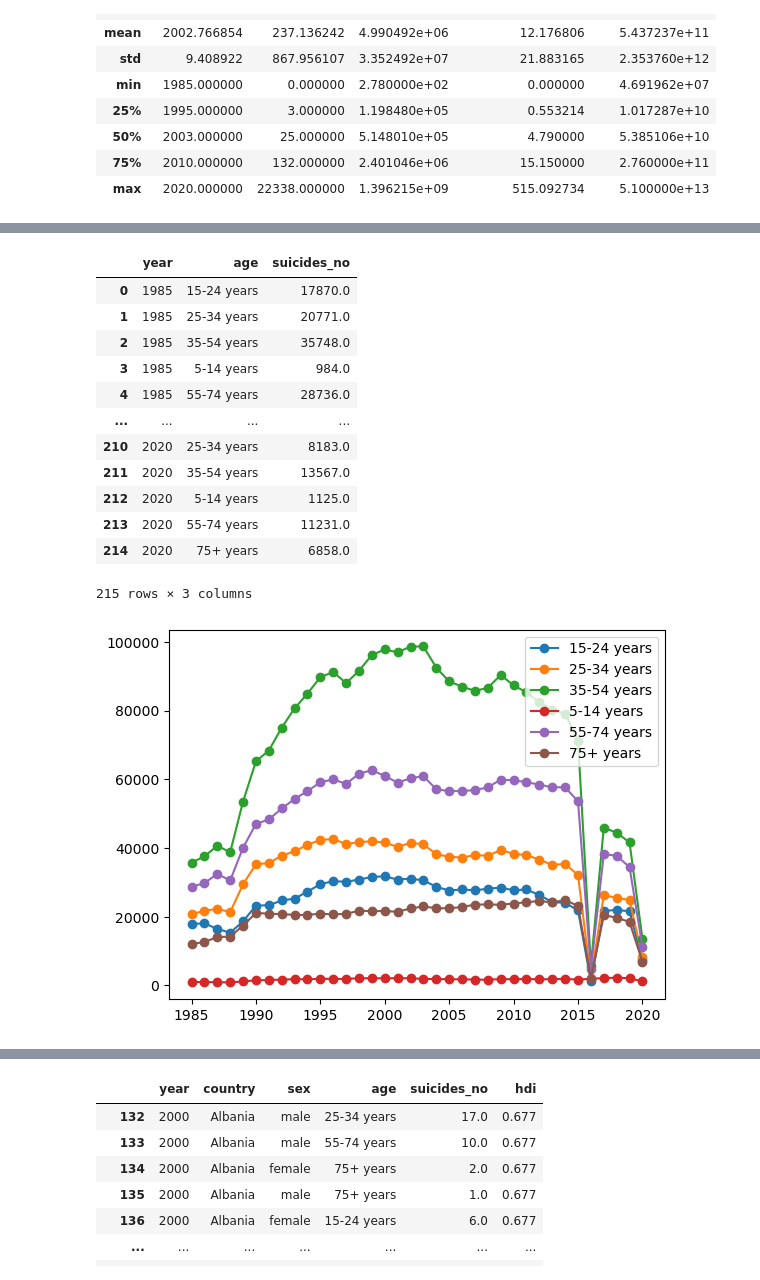
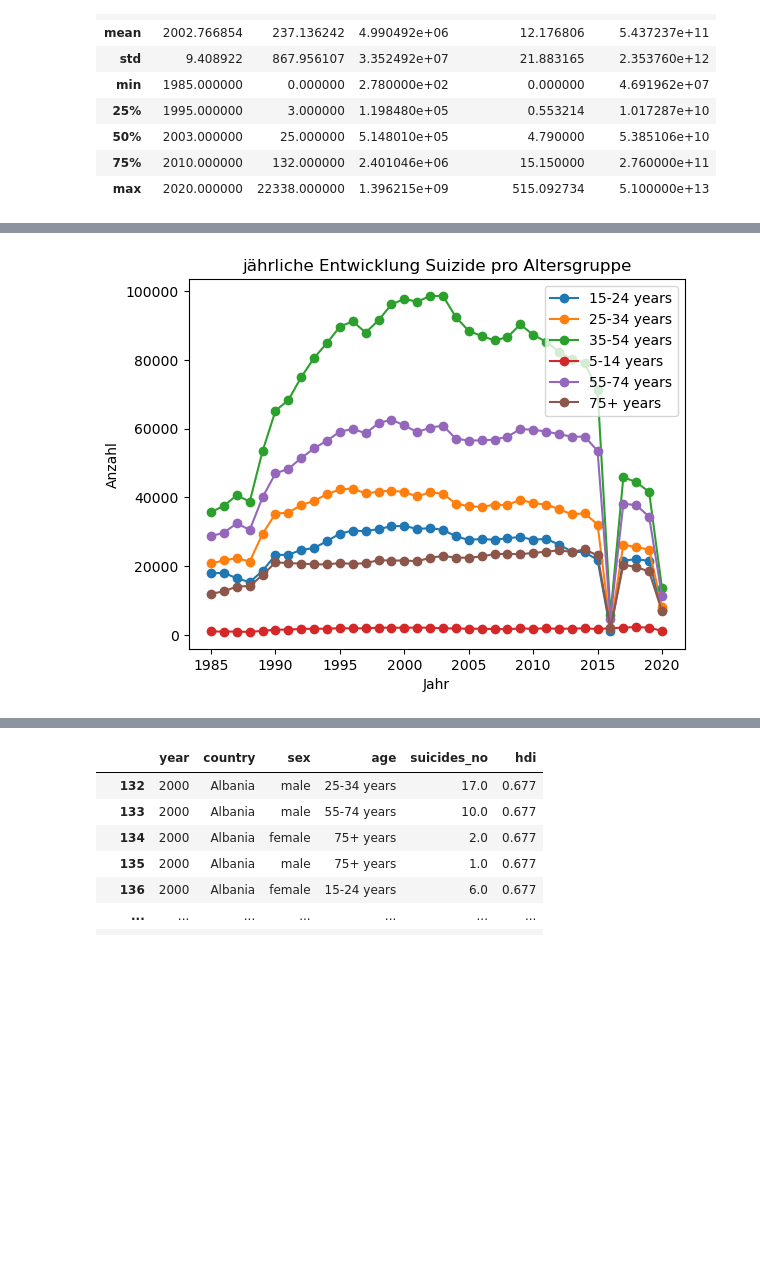
Before and after one commit to DataScience-DHBWKA/abc, a Jupyter notebook: data.ipynb, the cells around one changed output, grey strips where cells are left out. Cells and saved outputs as stored; diff of their text form; code cells hidden in the pictures; blank space fills up the shorter version.

```diff
--- a/data.ipynb
+++ b/data.ipynb
@@ -371,12 +279,24 @@ plt.show()
 # %%
-datahelp = dataclean.groupby(['year','country'])['suicides/100k pop'].sum().reset_index()
+#MUSS NOCH VERBESSERT WERDEN
+#Aufsummieren aller Suizide pro 100k Einwhoner für jedes Land pro Land
+datahelp_country = dataclean.groupby(['year','country'])['suicides/100k pop'].sum().reset_index()
 
-display(datahelp)
-
-for country, suicides in datahelp.groupby('country'):
+#Erstellen Liniendiagramm
+for country, suicides in datahelp_country.groupby('country'):
     plt.plot(suicides['year'], suicides['suicides/100k pop'], label=country, marker='o')
 
+#Titel des Liniendiagramms
+plt.title('jährliche Entwicklung der Suiziddichte der Länder')
+
+#Beschriftung X-Achse
+plt.xlabel('Jahr')
+
+#Beschriftung Y-Achse
+plt.ylabel('Anzahl')
+
+#Legende anzeigen
 plt.legend()
+
+#Ausgabe Liniendiagramm
 plt.show()
-#jährliche Entwicklung der Länder relativ
 # %% [output]
@@ -397,26 +304,24 @@ plt.show()
 # %%
-data = dataclean.groupby(['year','age'])['suicides_no'].sum().reset_index()
+#Aufsummierung aller Suizide pro Altersgruppe pro Jahr
+datahelp_age = dataclean.groupby(['year','age'])['suicides_no'].sum().reset_index()
 
-display(data)
-
-for age, suicides in data.groupby('age'):
+#Erstellung Liniendiagramm
+for age, suicides in datahelp_age.groupby('age'):
     plt.plot(suicides['year'], suicides['suicides_no'], label=age, marker='o')
 
+#Titel des Liniendiagramms
+plt.title('jährliche Entwicklung Suizide pro Altersgruppe')
+
+#Beschriftung X-Achse
+plt.xlabel('Jahr')
+
+#Beschriftung Y-Achse
+plt.ylabel('Anzahl')
+
+#Legende anzeigen
 plt.legend()
+
+#Ausgabe Liniendiagramm
 plt.show()
-# jährliche Entwicklung Alter
 # %% [output]
-|  | year | age | suicides_no |
-| 0 | 1985 | 15-24 years | 17870.0 |
-| 1 | 1985 | 25-34 years | 20771.0 |
-| 2 | 1985 | 35-54 years | 35748.0 |
-| 3 | 1985 | 5-14 years | 984.0 |
-| 4 | 1985 | 55-74 years | 28736.0 |
-| ... | ... | ... | ... |
-| 210 | 2020 | 25-34 years | 8183.0 |
-| 211 | 2020 | 35-54 years | 13567.0 |
-| 212 | 2020 | 5-14 years | 1125.0 |
-| 213 | 2020 | 55-74 years | 11231.0 |
-| 214 | 2020 | 75+ years | 6858.0 |
-215 rows × 3 columns
-[figure, old version]
+[figure, new version]
```
Also changed, not shown: parts of 130 cells of this notebook.
